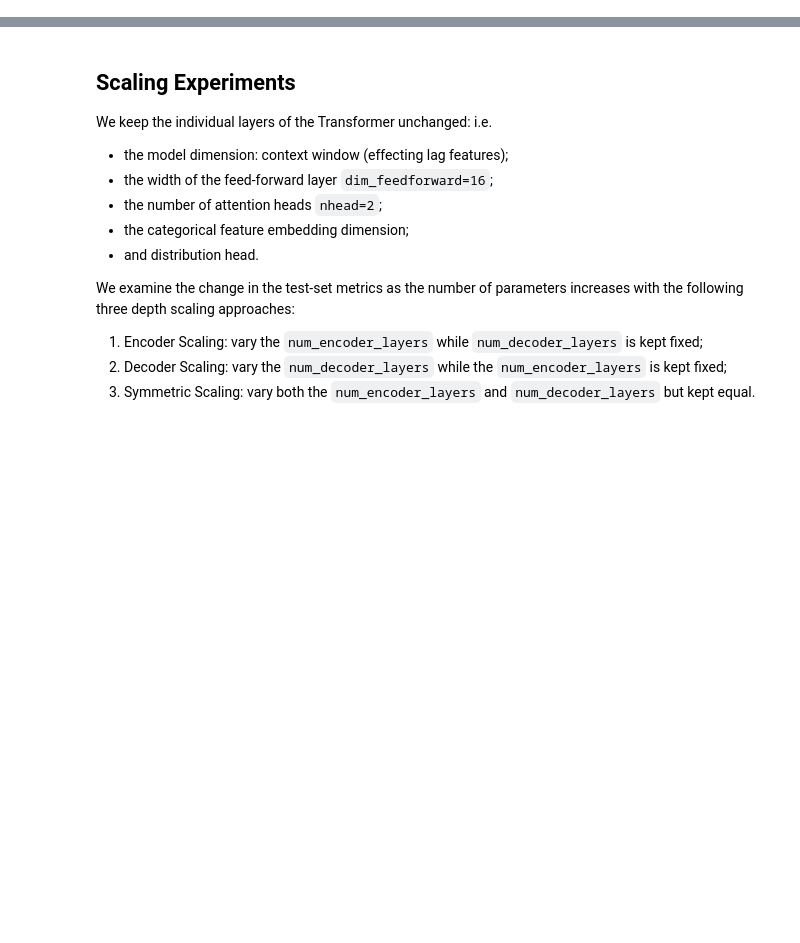
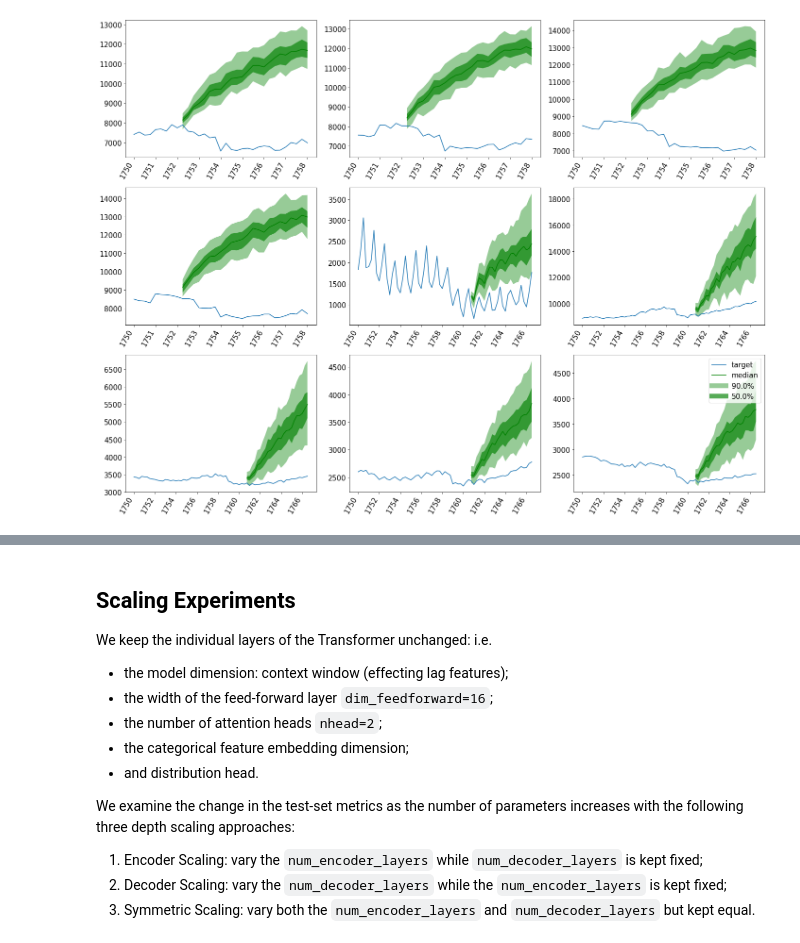
Before and after one commit to kashif/pytorch-transformer-ts, a Jupyter notebook: transformer/scaling.ipynb, the cells around one changed output, grey strips where cells are left out. Cells and saved outputs as stored; diff of their text form; code cells hidden in the pictures; blank space fills up the shorter version.

```diff
--- a/transformer/scaling.ipynb
+++ b/transformer/scaling.ipynb
@@ -26 +147,7 @@ train_ds = ListDataset(dataset["train"], freq=freq)
+# %%
+train_ds = RandomlyCyclingMultiSourcesExamplesIterable(train_ds_list,
+    generator=np.random.default_rng(),
+    probabilities=[7/8, 1/8],
+
+    )
 # %%
@@ -29,0 +214,11 @@ test_ds = ListDataset(dataset["test"], freq=freq)
+# %%
+forecast_it, ts_it = make_evaluation_predictions(
+    dataset=test_ds_7,
+    predictor=predictor
+)
+# %%
+tss = list(ts_it)
+# %%
+forecasts = list(forecast_it)
+evaluator = Evaluator()
+agg_metrics, ts_metrics = evaluator(iter(tss), iter(forecasts))
@@ -29,0 +245,17 @@ test_ds = ListDataset(dataset["test"], freq=freq)
+# %%
+plt.figure(figsize=(20, 15))
+date_formater = mdates.DateFormatter('%b, %d')
+plt.rcParams.update({'font.size': 15})
+
+for idx, (forecast, ts) in islice(enumerate(zip(forecasts, tss)),9):
+    ax = plt.subplot(3, 3, idx+1)
+
+    plt.plot(ts[-4 * prediction_length:].to_timestamp(), label="target", )
+    forecast.plot( color='g')
+    plt.xticks(rotation=60)
+
+plt.gcf().tight_layout()
+plt.legend()
+plt.show()
+# %% [output]
+[figure, added]
```
Also changed, not shown: parts of 24 cells of this notebook, 2 other files.
